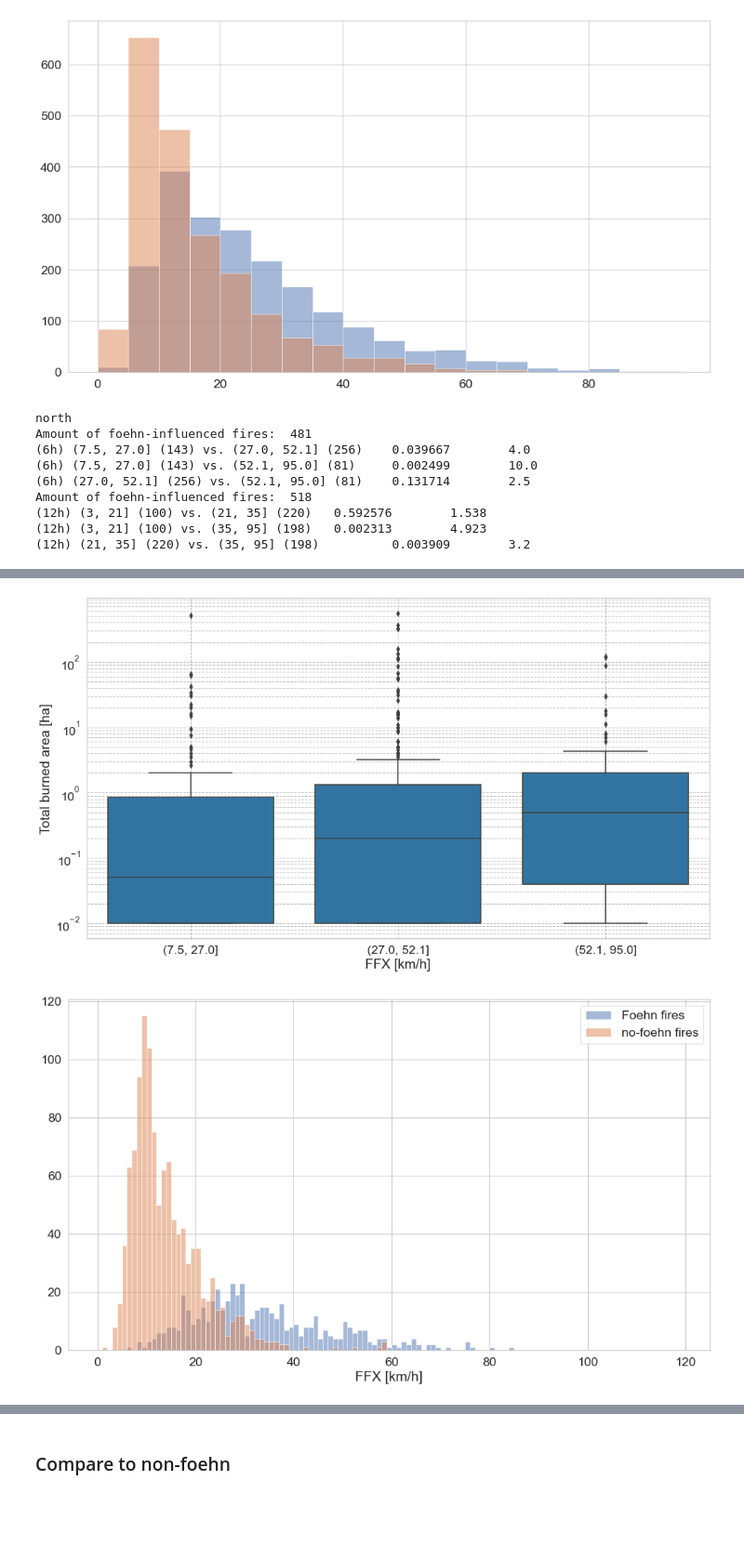
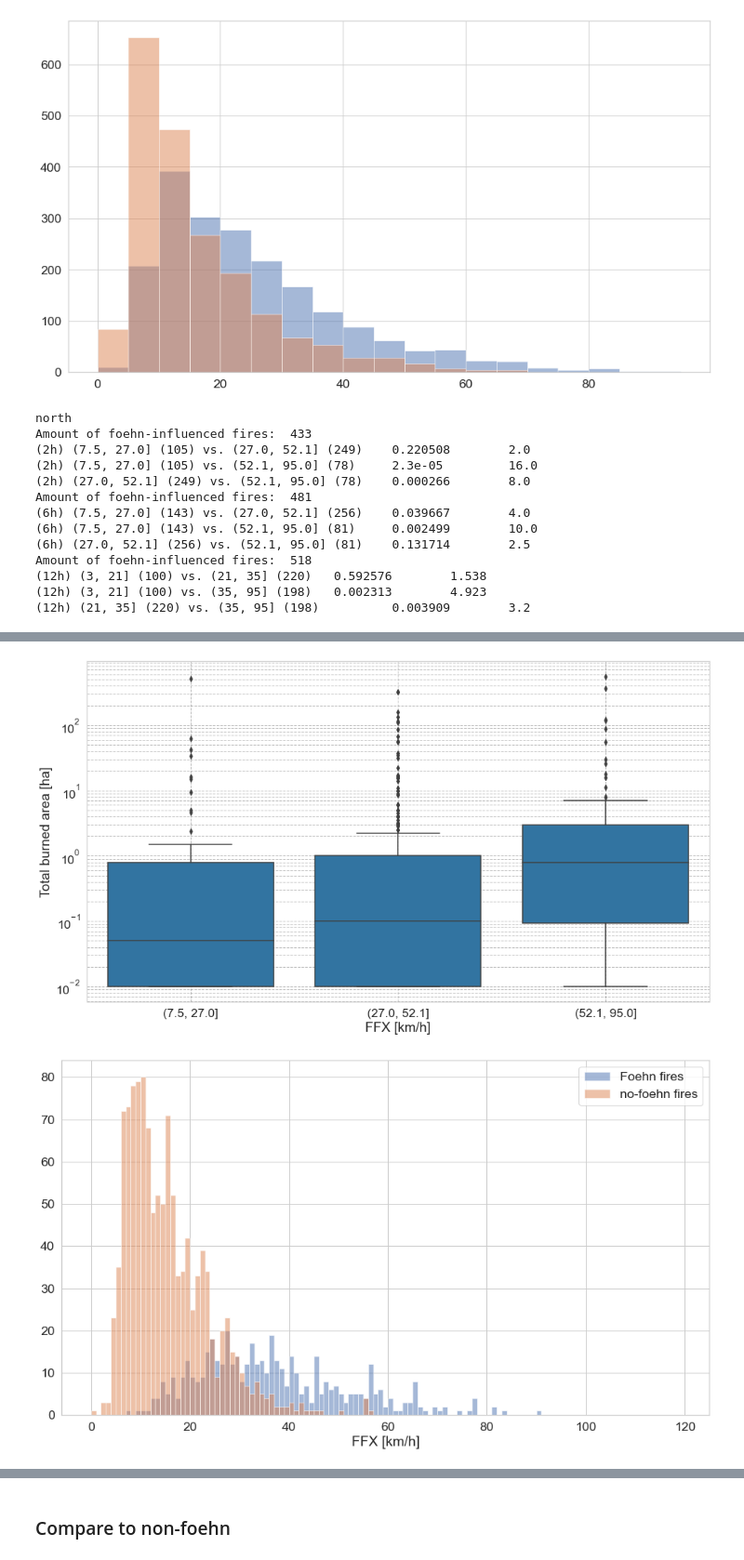
Before and after one commit to ch-mon/foehn-fire-impact, a Jupyter notebook: notebooks/02_descriptive_analysis/data_exploration.ipynb, the cells around one changed output, grey strips where cells are left out. Shown at 93% size. Cells and saved outputs as stored; diff of their text form; code cells hidden in the pictures; blank space fills up the shorter version.

```diff
--- a/notebooks/02_descriptive_analysis/data_exploration.ipynb
+++ b/notebooks/02_descriptive_analysis/data_exploration.ipynb
@@ -108,7 +174,7 @@ regions = context.config_loader.get("regions.json")
 
 for region in regions.keys():
     for station in regions[region]:
-        df.loc[(df["closest_station"] == station), "region"] = region
+        df.loc[(df["abbreviation"] == station), "region"] = region
 
 df_total = df.groupby("region").count()["total [ha]"].rename("Total")
 df_onlyfoehn = df.loc[df["foehn_minutes_during_6_hours_after_start_of_fire"]>0, :].groupby("region").count()["total [ha]"].rename("With foehn influence (6h after start)")
@@ -145,15 +211,19 @@ for region in regions.keys():
 <AxesSubplot:>
 [figure]
 # %%
-bins_dict = {6: [7.5,27,52.1,95], 12: [3,21,35,95]}
+bins_dict = {2: [7.5,27,52.1,95],6: [7.5,27,52.1,95], 12: [3,21,35,95]}
 #bins_dict = {6: [15,20, 25, 30], 12: [10,15,20, 25]}
 for region in regions.keys():
     print(region)
-    for hour in [6,12]:
+    for hour in [2, 6,12]:
         test_foehn_strength(df.loc[df["region"] == region, :], hours=hour, strength_var="FFX", bins=bins_dict[hour])
     break
 # %% [output]
 north
+Amount of foehn-influenced fires:  433
+(2h) (7.5, 27.0] (105) vs. (27.0, 52.1] (249)    0.220508        2.0
+(2h) (7.5, 27.0] (105) vs. (52.1, 95.0] (78)     2.3e-05         16.0
+(2h) (27.0, 52.1] (249) vs. (52.1, 95.0] (78)    0.000266        8.0
 Amount of foehn-influenced fires:  481
 (6h) (7.5, 27.0] (143) vs. (27.0, 52.1] (256)    0.039667        4.0
 (6h) (7.5, 27.0] (143) vs. (52.1, 95.0] (81)     0.002499        10.0
@@ -166,2 +236,2 @@ Amount of foehn-influenced fires:  518
-[figure, old version]
+[figure, new version]
-[figure, old version]
+[figure, new version]
```
Also changed, not shown: parts of 22 cells of this notebook, 14 other files.
